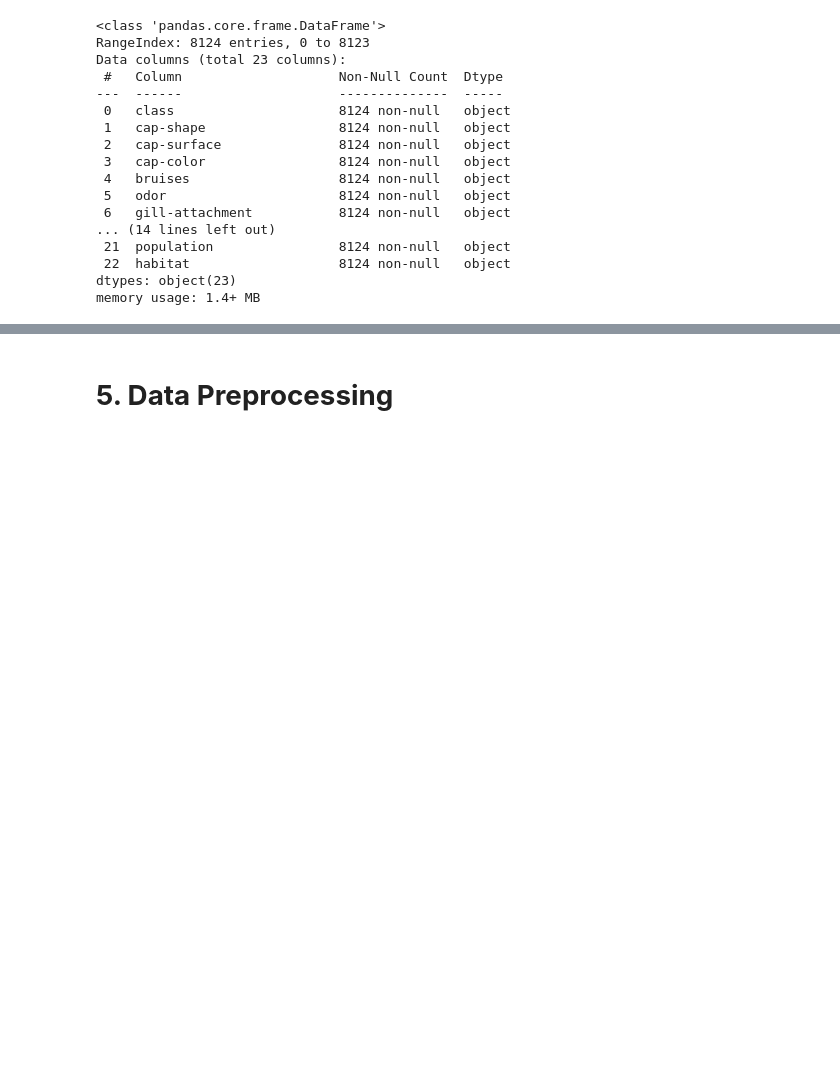
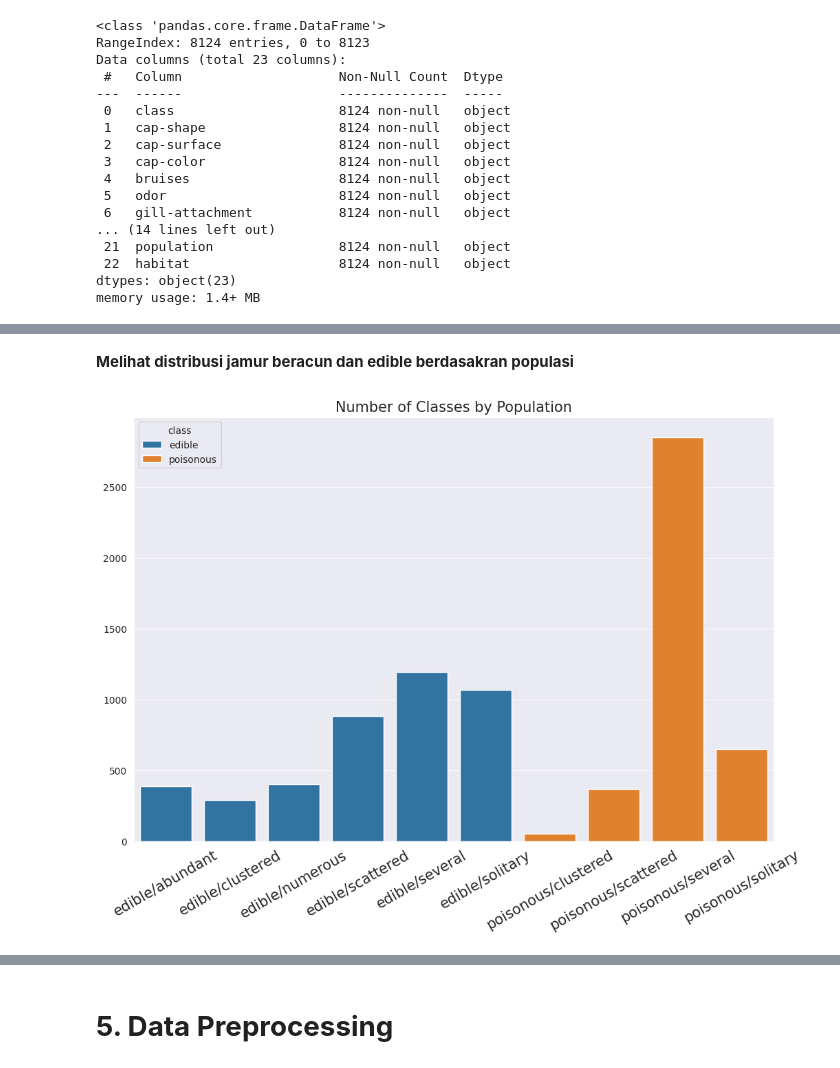
Before and after one commit to Refanz/Eksperimen_SML_Refan, a Jupyter notebook: preprocessing/eksperimen_refan.ipynb, the cells around one changed output, grey strips where cells are left out. Cells and saved outputs as stored; diff of their text form; code cells hidden in the pictures; blank space fills up the shorter version.

```diff
--- a/preprocessing/eksperimen_refan.ipynb
+++ b/preprocessing/eksperimen_refan.ipynb
@@ -84,0 +227,48 @@ dtype: int64
+# %% [markdown]
+**Melihat distribusi jamur beracun dan edible berdasakran populasi**
+# %%
+mushroom_population_df = mushroom_df.groupby(by=['class', 'population']).agg(
+    class_count=('class', 'count')
+).reset_index()
+
+def population_label_to_desc(population_label):
+    list_population = {
+        'a': 'abundant',
+        'c': 'clustered',
+        'n': 'numerous',
+        's': 'scattered',
+        'v': 'several',
+        'y': 'solitary'
+    }
+
+    result = None
+
+    for population in list_population:
+        if population_label == population:
+            result = list_population[population]
+            break
+
+    return result
+
+mushroom_population_df['class'] = mushroom_population_df['class'].apply(lambda x: 'edible' if x == 'e' else 'poisonous')
+mushroom_population_df['population'] = mushroom_population_df['population'].apply(population_label_to_desc)
+
+mushroom_population_df['class_population'] = mushroom_population_df['class'] + '/' + mushroom_population_df['population']
+
+plt.figure(figsize=(12, 8))
+
+sns.barplot(
+    data=mushroom_population_df,
+    x='class_population',
+    y='class_count',
+    hue='class',
+    errorbar=None,
+)
+
+plt.title("Number of Classes by Population", fontsize=15)
+plt.ylabel(None)
+plt.xlabel(None)
+plt.tick_params(axis='x', labelsize=15, rotation=30)
+plt.show()
+# %% [output]
+[figure, added]
```
Also changed, not shown: parts of 21 cells of this notebook.
